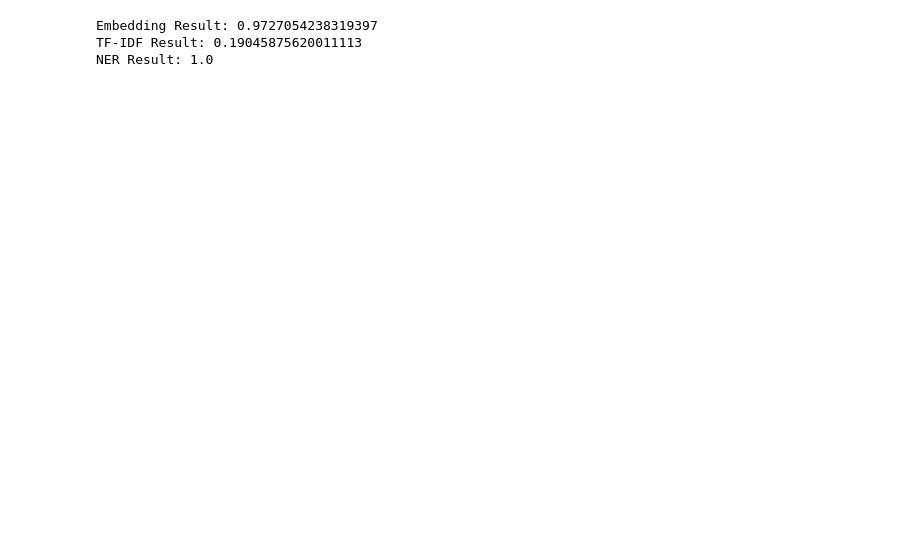
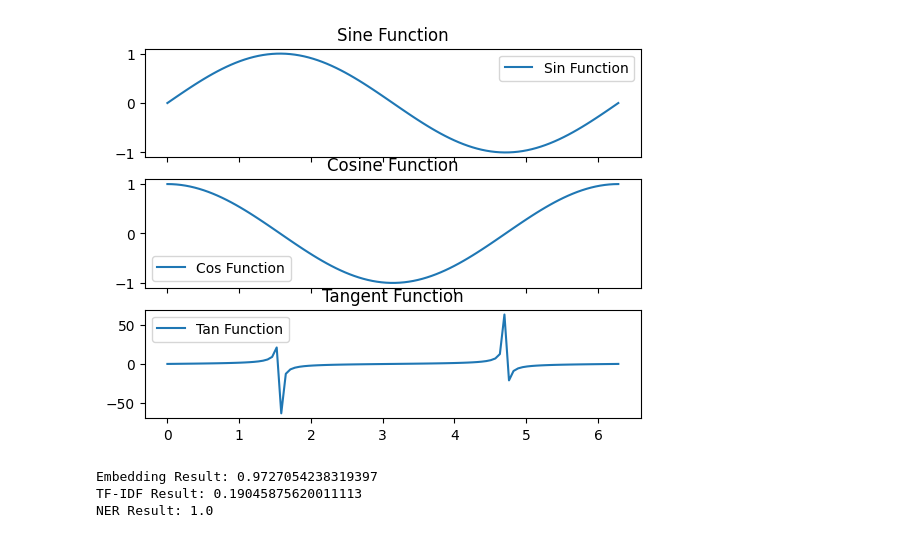
Before and after one commit to jasiu648/FindingNewsSimilarity, a Jupyter notebook: gui.ipynb, the cells around one changed output. Saved outputs shown, nothing was run; the diff lists cells and outputs as text; code cells hidden in the pictures; blank space fills up the shorter version.

Commit message:
added plot

```diff
--- a/gui.ipynb
+++ b/gui.ipynb
@@ -159,7 +159,7 @@ class App:
 
         text1 = self.article_1.get("1.0",'end-1c')
         text2 = self.article_2.get("1.0",'end-1c')
-
+        self.plot()
 
         if text1 == "" or text2 == "":
             messagebox.showwarning("Invalid Input", "Both texts must be provided")
@@ -208,30 +208,72 @@ class App:
                 content = file.read()
                 self.article_2.delete(1.0, tk.END)
                 self.article_2.insert(tk.END, content)
 
         if self.article_2.get("1.0",'end-1c') == "":
             self.article_2.delete(1.0, tk.END)
 
         self.article_2.insert(tk.END, load_text(file_path))
 
     def open_input1_window(self):
         self.url1 = simpledialog.askstring("Paste Url", "Enter Url:")
         if self.article_1.get("1.0",'end-1c') == "":
             self.article_1.delete(1.0, tk.END)
         print(self.url1)
         self.article_1.insert(tk.END, load_url(url = self.url1))
 
     def open_input2_window(self):
         self.url2 = simpledialog.askstring("Paste Url", "Enter Url:")
 
         if self.article_2.get("1.0",'end-1c') == "":
             self.article_2.delete(1.0, tk.END)
 
         print(self.url2)
         self.article_2.insert(tk.END, load_url(self.url2))
 
+    def plot(self):
+         # Create a new window for the plots
+        plot_window = tk.Toplevel(root)
+        plot_window.title("Plot Window")
+
+        # Create a Figure and three subplots in the new window
+        x = np.linspace(0, 2 * np.pi, 100)
+        y1 = np.sin(x)
+        y2 = np.cos(x)
+        y3 = np.tan(x)
+
+        fig, (ax1, ax2, ax3) = plt.subplots(3, 1, sharex=True)
+        ax1.plot(x, y1, label='Sin Function')
+        ax2.plot(x, y2, label='Cos Function')
+        ax3.plot(x, y3, label='Tan Function')
+
+        ax1.set_title("Sine Function")
+        ax2.set_title("Cosine Function")
+        ax3.set_title("Tangent Function")
+
+        # Add legends
+        ax1.legend()
+        ax2.legend()
+        ax3.legend()
+
+        # Embed the plots in the Tkinter window
+        canvas = FigureCanvasTkAgg(fig, master=plot_window)
+        canvas_widget = canvas.get_tk_widget()
+        canvas_widget.pack()
+
+        # Create a "Close" button in the new window
+        close_button = ttk.Button(plot_window, text="Close", command=plot_window.destroy)
+        close_button.pack(pady=10)
+
+
+
+from matplotlib.backends.backend_tkagg import FigureCanvasTkAgg
+import matplotlib.pyplot as plt
+import numpy as np
+
 
 if __name__ == "__main__":
     root = tk.Tk()
     app = App(root)
     root.mainloop()
+# %% [output]
+[figure, added]
```
Also changed, not shown: parts of 2 cells of this notebook, 2 other files.
